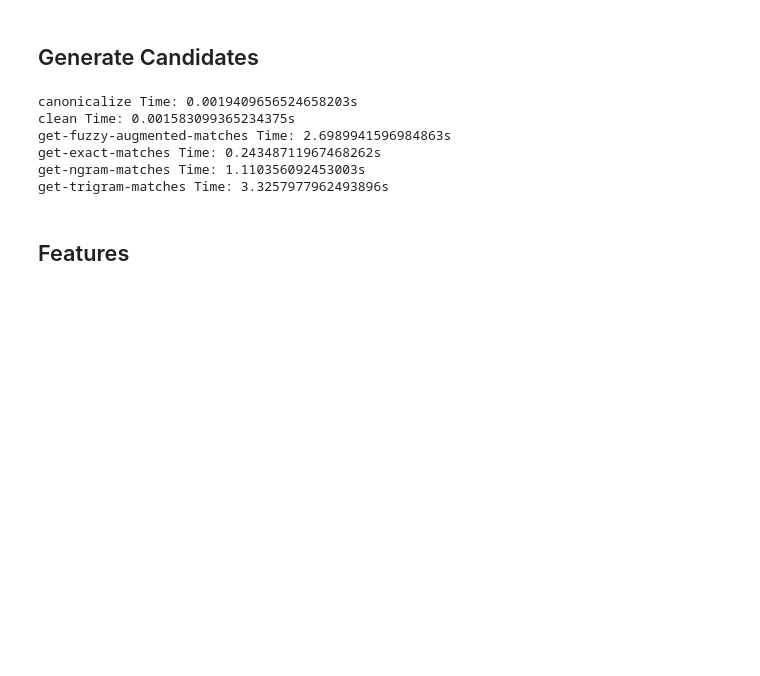
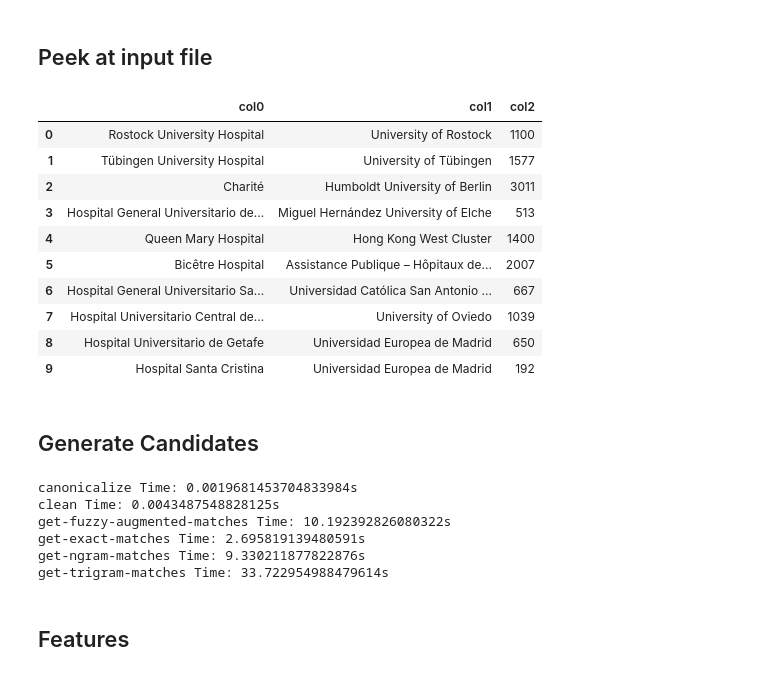
Before and after one commit to HardiRathod/table-linker-pipelines, a Jupyter notebook: ranking_model/v2/Table-Linker-One-File-Pipeline.ipynb, the cells around one changed output. Saved outputs shown, nothing was run; the diff lists cells and outputs as text; code cells hidden in the pictures; blank space fills up the shorter version.

Commit message:
use hospital file for demo

```diff
--- a/ranking_model/v2/Table-Linker-One-File-Pipeline.ipynb
+++ b/ranking_model/v2/Table-Linker-One-File-Pipeline.ipynb
@@ -8,9 +8,10 @@ temp_dir = tempfile.mkdtemp()
 # %%
 # Parameters
 
-input_file_path = "/Users/amandeep/Github/wikidata-wikifier/wikifier/sample_files/cricketers.csv"
-wikify_column_name = "cricketers"
-output_file = '/tmp/cricketers_results.csv'
+# input_file_path = "/Users/amandeep/Github/wikidata-wikifier/wikifier/sample_files/cricketers.csv"
+input_file_path = "/Users/amandeep/Github/table-linker/data/SemTab2020/Round4/tables/5TXLGRXA.csv"
+wikify_column_name = "col0,col1"
+output_file = '/tmp/5TXLGRXA.csv'
 k = 5
 # %%
 es_url = 'http://ckg07:9200'
@@ -54,3 +55,19 @@ temp_dir
+# %% [markdown]
+## Peek at input file
+# %%
+pd.read_csv(input_file_path).head(10)
+# %% [output]
+|  | col0 | col1 | col2 |
+| 0 | Rostock University Hospital | University of Rostock | 1100 |
+| 1 | Tübingen University Hospital | University of Tübingen | 1577 |
+| 2 | Charité | Humboldt University of Berlin | 3011 |
+| 3 | Hospital General Universitario de... | Miguel Hernández University of Elche | 513 |
+| 4 | Queen Mary Hospital | Hong Kong West Cluster | 1400 |
+| 5 | Bicêtre Hospital | Assistance Publique – Hôpitaux de... | 2007 |
+| 6 | Hospital General Universitario Sa... | Universidad Católica San Antonio ... | 667 |
+| 7 | Hospital Universitario Central de... | University of Oviedo | 1039 |
+| 8 | Hospital Universitario de Getafe | Universidad Europea de Madrid | 650 |
+| 9 | Hospital Santa Cristina | Universidad Europea de Madrid | 192 |
 # %% [markdown]
 ## Generate Candidates
 # %%
@@ -70,12 +87,12 @@ temp_dir
     --auxiliary-fields {aux_field} \
     --auxiliary-folder "$temp_dir" > "$candidates_file"
 # %% [output]
-canonicalize Time: 0.0019409656524658203s
-clean Time: 0.001583099365234375s
-get-fuzzy-augmented-matches Time: 2.6989941596984863s
-get-exact-matches Time: 0.24348711967468262s
-get-ngram-matches Time: 1.110356092453003s
-get-trigram-matches Time: 3.3257977962493896s
+canonicalize Time: 0.0019681453704833984s
+clean Time: 0.0043487548828125s
+get-fuzzy-augmented-matches Time: 10.192392826080322s
+get-exact-matches Time: 2.695819139480591s
+get-ngram-matches Time: 9.330211877822876s
+get-trigram-matches Time: 33.722954988479614s
 # %%
 for field in aux_field.split(','):
     aux_list = []
```
Also changed, not shown: parts of 6 cells of this notebook.
